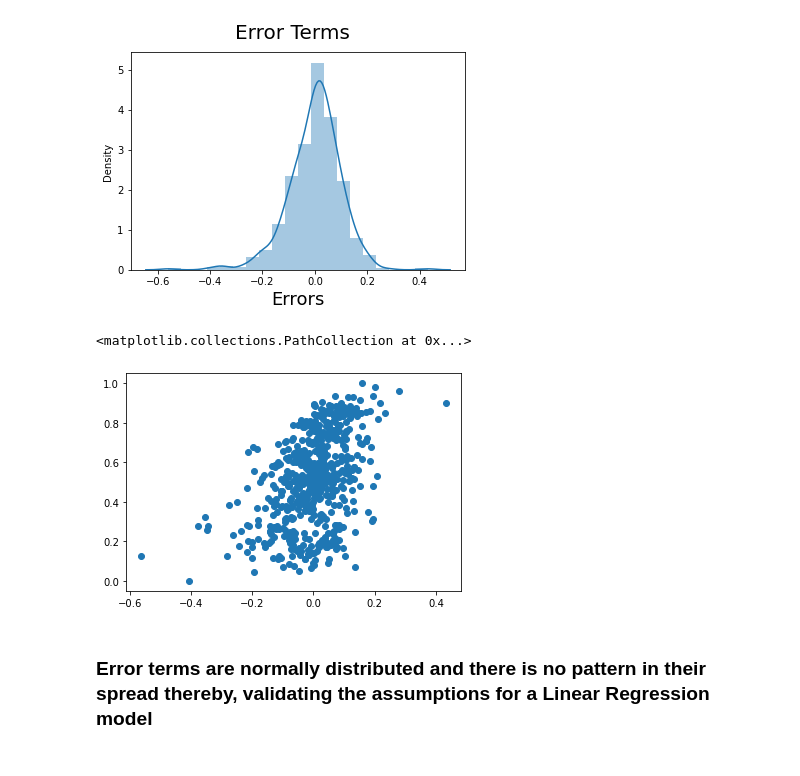
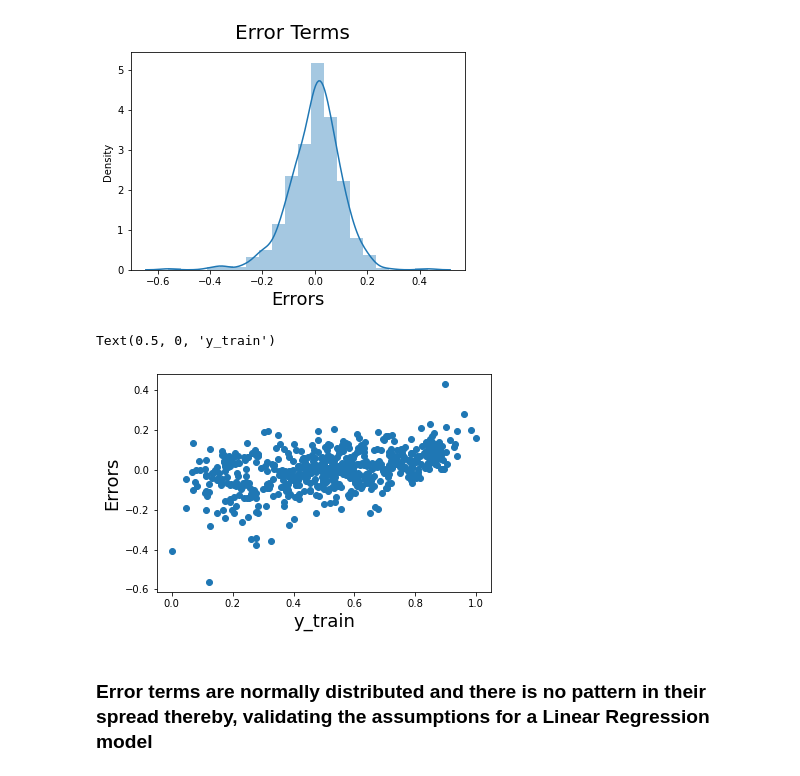
Before and after one commit to shweta-jain2022/Linear_Regression_Assignment, a Jupyter notebook: Bike Sharing System.ipynb, the cells around one changed output. Saved outputs shown, nothing was run; the diff lists cells and outputs as text; code cells hidden in the pictures.

```diff
--- a/Bike Sharing System.ipynb
+++ b/Bike Sharing System.ipynb
@@ -903,10 +903,13 @@ plt.xlabel('Errors', fontsize = 18)
 Text(0.5, 0, 'Errors')
 [figure]
 # %%
-plt.scatter(x= res , y = y_train)
+plt.scatter(x= y_train, y = res)
+fig.suptitle('Spread of Error Terms', fontsize = 20)
+plt.ylabel('Errors', fontsize = 18)
+plt.xlabel('y_train', fontsize = 18)
 # %% [output]
-<matplotlib.collections.PathCollection at 0x...>
+Text(0.5, 0, 'y_train')
-[figure, old version]
+[figure, new version]
 # %% [markdown]
 ### Error terms are normally distributed and there is no pattern in their spread thereby, validating the assumptions  for a Linear Regression model
 # %% [markdown]
```
Also changed, not shown: parts of 5 cells of this notebook, 1 other file.
